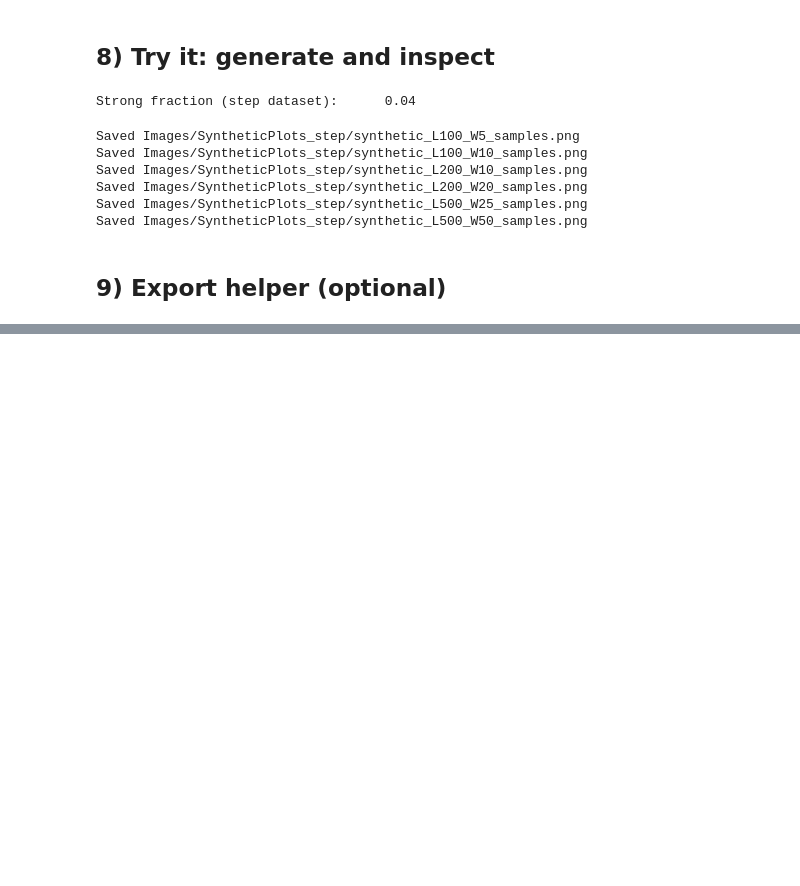
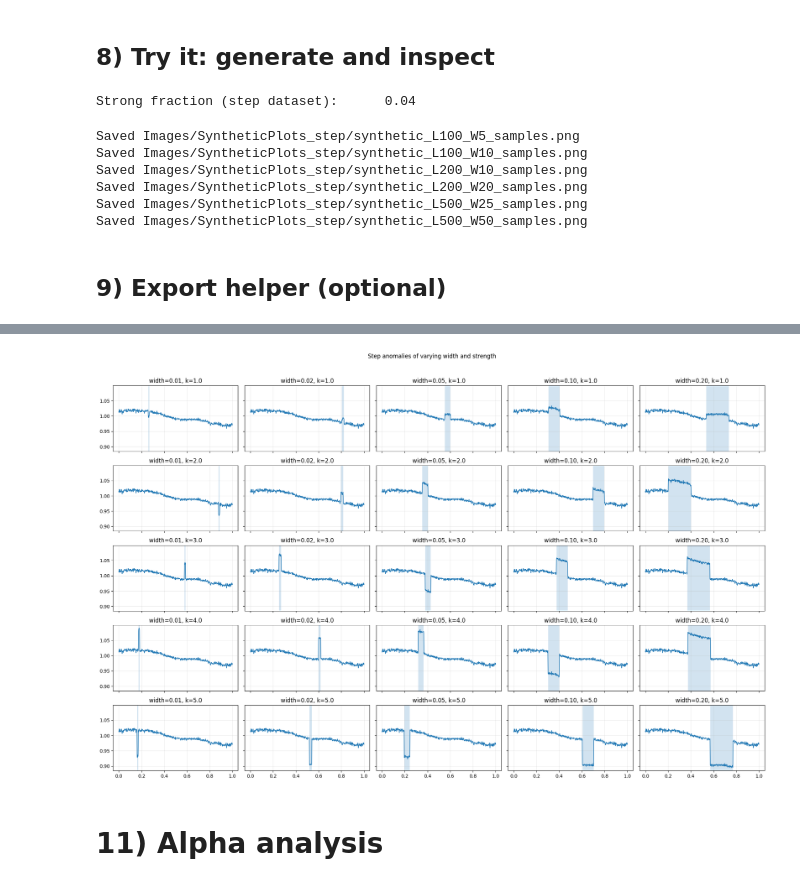
Before and after one commit to BeardyMan37/RegressionScanStats, a Jupyter notebook: gen_synth_data.ipynb, the cells around one changed output, grey strips where cells are left out. Drawn from its saved outputs; the diff is of its cells as text; code cells hidden in the pictures; blank space fills up the shorter version.

```diff
--- a/gen_synth_data.ipynb
+++ b/gen_synth_data.ipynb
@@ -743,0 +987,42 @@ def save_dataset_npz(dataset: Dict[str, Any], out_path: str) -> None:
+# %%
+def anomaly_gallery_step(
+    baseline: np.ndarray,
+    x: np.ndarray,
+    W: int,
+    widths=(0.01, 0.02, 0.05, 0.10, 0.20),
+    strengths=(1.0, 2.0, 3.0, 4.0, 5.0),
+    seed0: int = 1000,
+):
+    fig, axes = plt.subplots(len(strengths), len(widths), figsize=(4 * len(widths), 2.5 * len(strengths)), sharex=True, sharey=True)
+
+    for i, strength in enumerate(strengths):
+        for j, width_frac in enumerate(widths):
+            ax = axes[i, j] if len(strengths) > 1 else axes[j]
+            y, interval = inject_anomaly_from_baseline(
+                baseline=baseline,
+                W=W,
+                seed=seed0 + 17 * i + j,
+                kind="rect_step",
+                strength=float(strength),
+                width_frac=float(width_frac),
+            )
+            ax.plot(x, y, lw=1.2)
+            s, e = interval
+            ax.axvspan(x[s], x[e], alpha=0.20)
+            ax.set_title(f"width={width_frac:.2f}, k={strength:.1f}")
+
+    plt.suptitle("Step anomalies of varying width and strength", y=1.02)
+    plt.tight_layout()
+    plt.show()
+
+anomaly_gallery_step(
+    baseline=stages["noisy_baseline"],
+    x=stages["x"],
+    W=W,
+    widths=(0.01, 0.02, 0.05, 0.10, 0.20),
+    strengths=(1.0, 2.0, 3.0, 4.0, 5.0),
+)
+# %% [output]
+[figure, added]
+# %% [markdown]
+# 11) Alpha analysis
```
Also changed, not shown: parts of 11 cells of this notebook, 16 other files.
